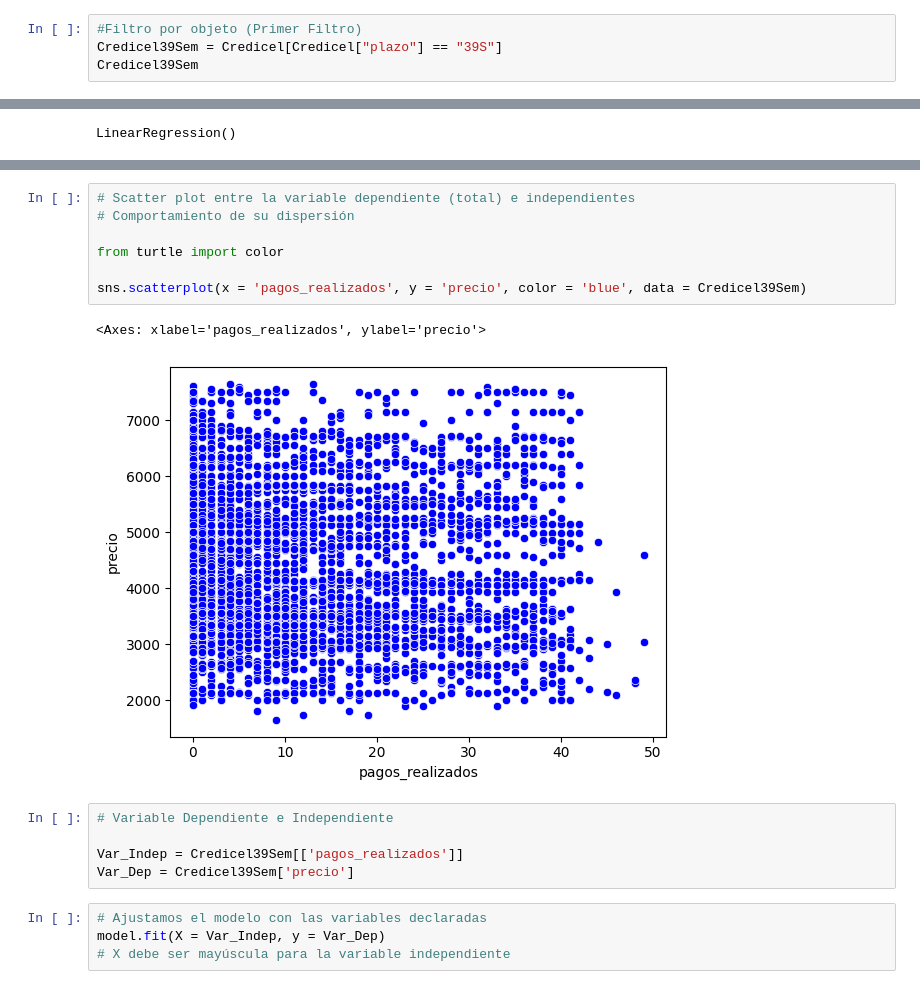
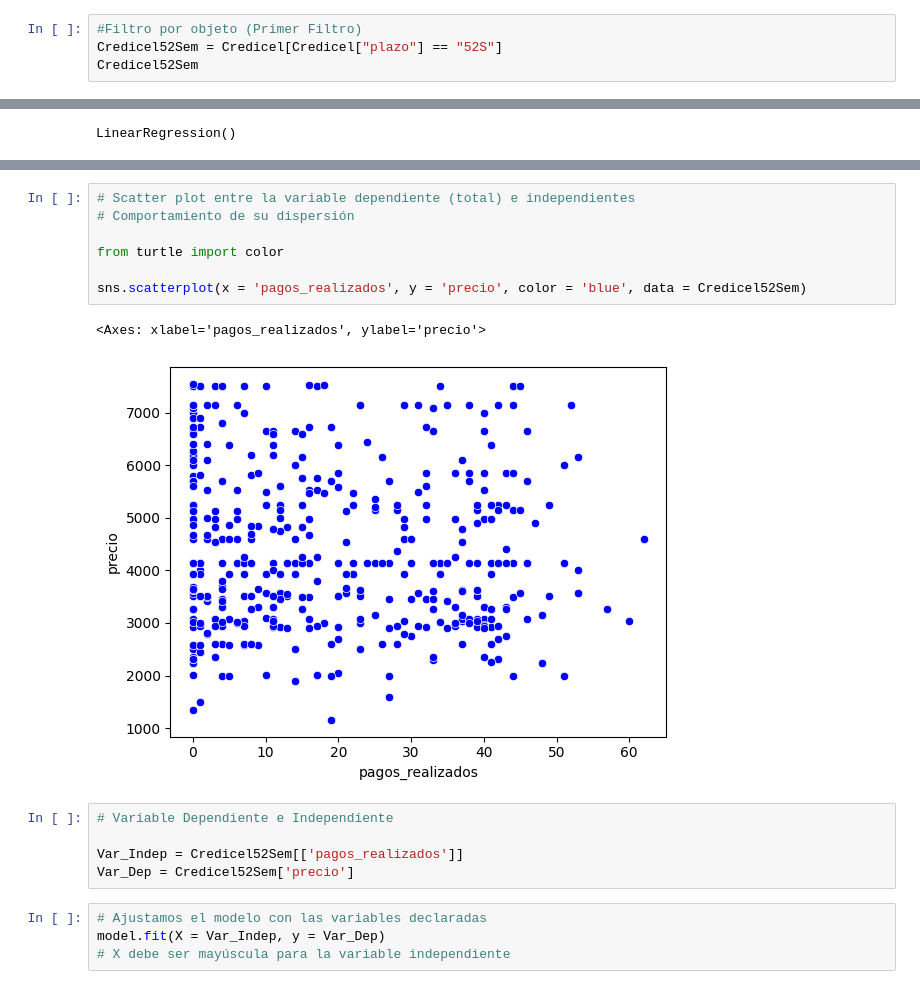
Before and after one commit to Angel353/Act_2_GPPT, a Jupyter notebook: Correlaciones4.ipynb, the cells around one changed output, grey strips where cells are left out. Drawn from its saved outputs; the diff is of its cells as text.

```diff
--- a/Correlaciones4.ipynb
+++ b/Correlaciones4.ipynb
@@ -57,7 +57,7 @@ enganche              0
 dtype: int64
 # %%
 #Filtro por objeto (Primer Filtro)
-Credicel39Sem = Credicel[Credicel["plazo"] == "39S"]
-Credicel39Sem
+Credicel52Sem = Credicel[Credicel["plazo"] == "52S"]
+Credicel52Sem
 # %% [output]
 |  | tag | marca | modelo | plazo | agente_venta | dis_venta | empresa | fecha_ultimo_pago | ... |
@@ -344,18 +344,18 @@ coef_Correl
 # %%
 # Scatter plot entre la variable dependiente (total) e independientes
 # Comportamiento de su dispersión
 
 from turtle import color
 
-sns.scatterplot(x = 'pagos_realizados', y = 'precio', color = 'blue', data = Credicel39Sem)
+sns.scatterplot(x = 'pagos_realizados', y = 'precio', color = 'blue', data = Credicel52Sem)
 # %% [output]
 <Axes: xlabel='pagos_realizados', ylabel='precio'>
-[figure, old version]
+[figure, new version]
 # %%
 # Variable Dependiente e Independiente
 
-Var_Indep = Credicel39Sem[['pagos_realizados']]
-Var_Dep = Credicel39Sem['precio']
+Var_Indep = Credicel52Sem[['pagos_realizados']]
+Var_Dep = Credicel52Sem['precio']
 # %%
 # Ajustamos el modelo con las variables declaradas
 model.fit(X = Var_Indep, y = Var_Dep)
```
Also changed, not shown: parts of 33 cells of this notebook.
